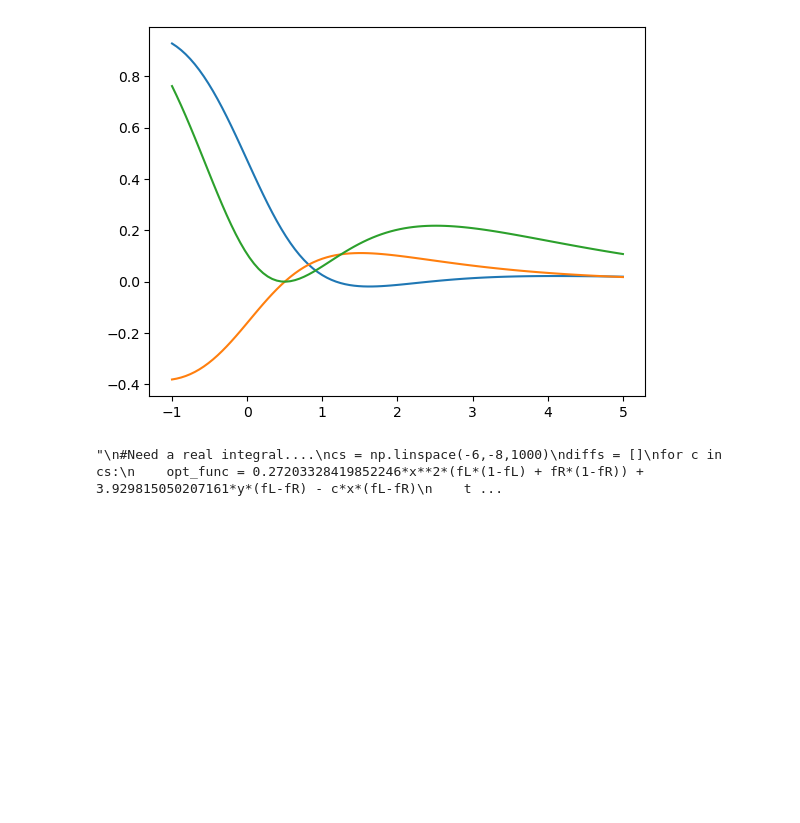
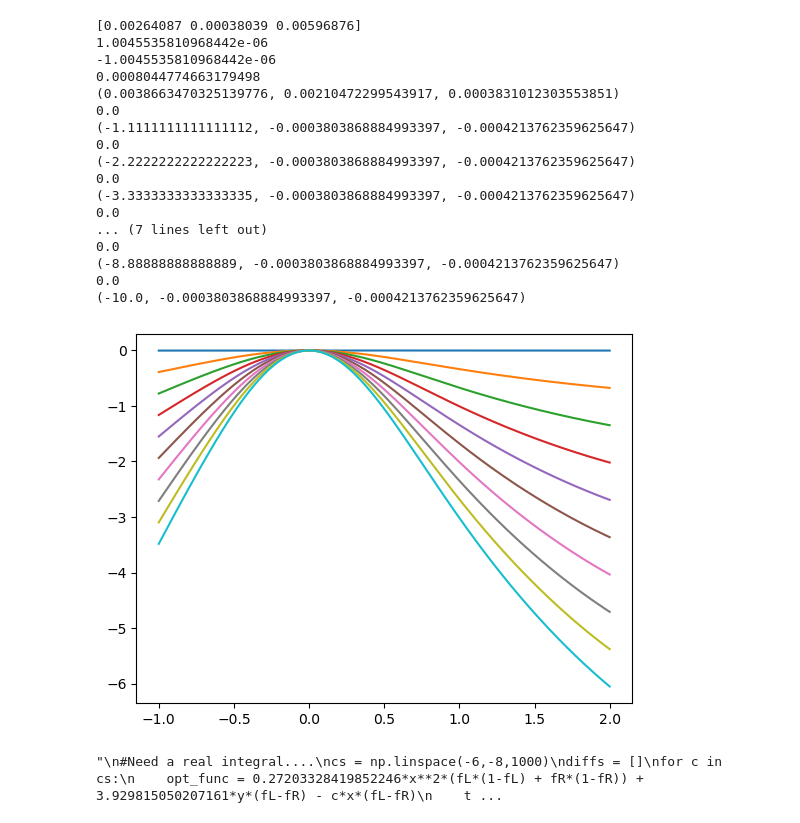
Before and after one commit to Edania/qthermo, a Jupyter notebook: testing_noise.ipynb, the cells around one changed output. Drawn from its saved outputs; the diff is of its cells as text; code cells hidden in the pictures; blank space fills up the shorter version.

Commit message:
ready for plots

```diff
--- a/testing_noise.ipynb
+++ b/testing_noise.ipynb
@@ -198,12 +214,16 @@ def opt_noise_avg(thetas, E_low, E_high, occupf_L, occupf_R, coeff_avg, coeff_no
 #opt_func = lambda C: input_opt * coeff_out(Es)**2 * (occupf_L(Es)*(1-occupf_L(Es))) + nois_opt*coeff_in(Es)*(occupf_L(Es)- occupf_R(Es)) - C*coeff_out(Es)*(occupf_L(Es) - occupf_R(Es))
 #transf_avg_nois_func = lambda C: np.heaviside(opt_func(C), 0)
 #output_target_func = lambda C: tf.slice_current_integral(transf_avg_nois_func(C), Es,occupf_L, occupf_R, coeff_out) -target
-Es = np.linspace(-1,5,100)
-thetas_init = np.random.random(3)
-res = fsolve(opt_noise_avg, thetas_init, factor = 1, args = (Es[0],Es[-1], occupf_L, occupf_R, coeff_in, coeff_out, coeff_out, target), full_output=True, epsfcn=None)
+#Es = np.linspace(-1,5,100)
+max_transf = lambda E: np.heaviside(coeff_out(E)*(occupf_L(E) - occupf_R(E)),0)
+max_input = tf.current_integral(Es[0], Es[-1], occupf_L, occupf_R, coeff_in, max_transf)
+max_noise = tf.noise_cont(Es[0], Es[-1], occupf_L, occupf_R, coeff_out, max_transf)
+thetas_init = [max_input/2, max_noise/2, 0.1]
+res = fsolve(opt_noise_avg, thetas_init, factor = 0.1, args = (Es[0],Es[-1], occupf_L, occupf_R, coeff_in, coeff_out, coeff_out, target, max_prod), full_output=True, epsfcn=None)
 print(res)
 thetas = res[0]
-print(opt_noise_avg(thetas,Es[0], Es[-1],occupf_L, occupf_R, coeff_in, coeff_out, coeff_out, target))
-transf_avg_nois, opt_func = calc_transf(thetas,occupf_L, occupf_R, coeff_in, coeff_out, coeff_out, return_opt_func=True)
+print(opt_noise_avg(thetas,Es[0], Es[-1],occupf_L, occupf_R, coeff_in, coeff_out, coeff_out, target, max_prod))
+transf_avg_nois, opt_func = calc_transf(thetas,occupf_L, occupf_R, coeff_in, coeff_out, coeff_out, max_prod, return_opt_func=True)
 #transf_noise_avg = transf_avg_nois_func(C_avg_nois)
+plt.plot(Es, transf_avg_nois(Es))
 # %% [output]
@@ -215,11 +287,43 @@ transf_avg_nois, opt_func = calc_transf(thetas,occupf_L, occupf_R, coeff_in, coe
 # %%
-transfnsfnsf, opt_func = calc_transf(thetas,occupf_L, occupf_R, coeff_in, coeff_out, coeff_out, return_opt_func = True)
-plt.plot(Es, opt_func(Es))
-plt.plot(Es, coeff_out(Es)*(occupf_L(Es)-occupf_R(Es)))
-plt.plot(Es, coeff_in(Es)*(occupf_L(Es)-occupf_R(Es)))
+print(thetas)
+print(thetas[0]*thetas[1])
+print(-thetas[0]*thetas[1]+max_prod)
+lamdas = np.linspace(0,10,10)
+noises = np.linspace(0,0.1,10)
+test_thetas = np.copy(thetas)
+
+for lamda in lamdas:
+    test_thetas[0] = lamda
+    #test_thetas[1] = lamda
+    #test_thetas[2] = lamda
+    print(opt_noise_avg(test_thetas,Es[0], Es[-1],occupf_L, occupf_R, coeff_in, coeff_out, coeff_out, target, max_prod))
+    ransfnsfnsf, opt_func = calc_transf(test_thetas,occupf_L, occupf_R, coeff_in, coeff_out, coeff_out, max_prod, return_opt_func = True)
+    plt.plot(Es, opt_func(Es))
+#plt.plot(Es, coeff_out(Es)*(occupf_L(Es)-occupf_R(Es)))
+#plt.plot(Es, coeff_in(Es)*(occupf_L(Es)-occupf_R(Es)))
+#plt.xlim([1,5])
+#plt.ylim([0,2])
+
 plt.show()
 # %% [output]
+[0.00264087 0.00038039 0.00596876]
+1.0045535810968442e-06
+-1.0045535810968442e-06
+0.0008044774663179498
+(0.0038663470325139776, 0.00210472299543917, 0.0003831012303553851)
+0.0
+(-1.1111111111111112, -0.0003803868884993397, -0.0004213762359625647)
+0.0
+(-2.2222222222222223, -0.0003803868884993397, -0.0004213762359625647)
+0.0
+(-3.3333333333333335, -0.0003803868884993397, -0.0004213762359625647)
+0.0
+... (7 lines left out)
+0.0
+(-8.88888888888889, -0.0003803868884993397, -0.0004213762359625647)
+0.0
+(-10.0, -0.0003803868884993397, -0.0004213762359625647)
-[figure, old version]
+[figure, new version]
 # %%
 '''
 #Need a real integral....
```
Also changed, not shown: parts of 14 cells of this notebook, 4 other files.
